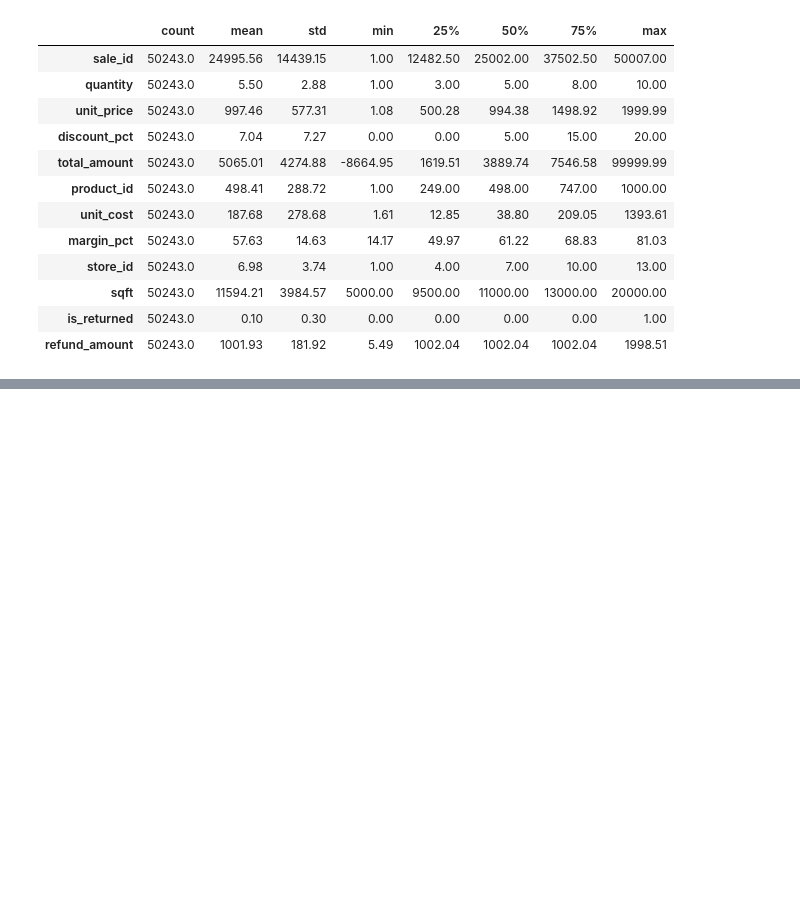
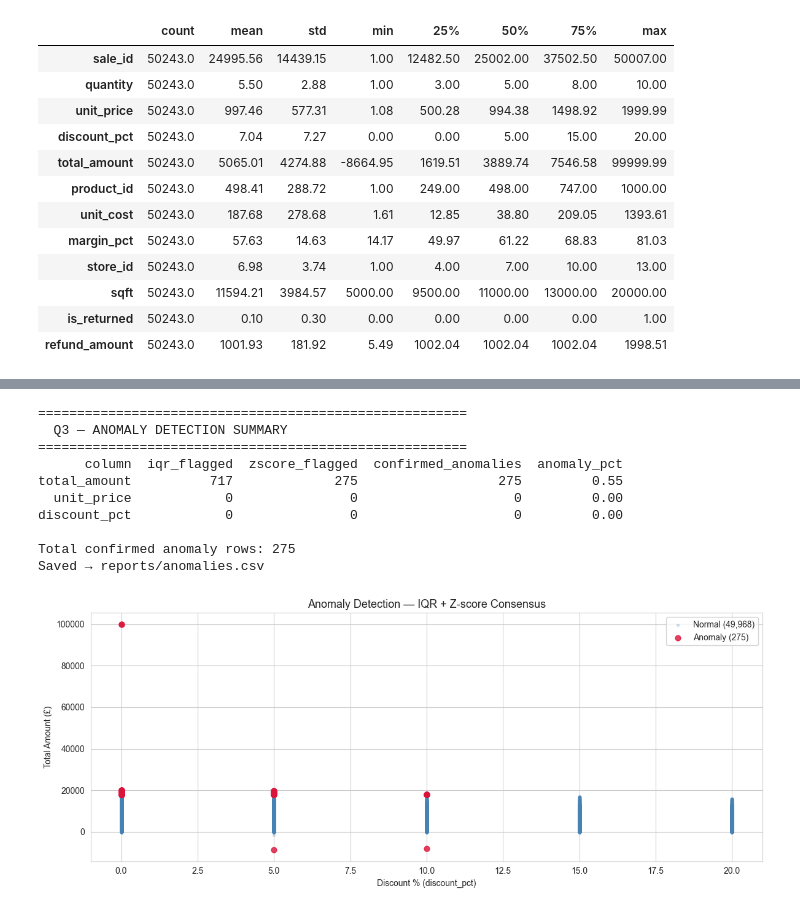
Before and after one commit to samuadesina/eda-exploration, a Jupyter notebook: notebooks/01_eda_exploration.ipynb, the cells around one changed output, grey strips where cells are left out. Cells and saved outputs as stored; diff of their text form; code cells hidden in the pictures; blank space fills up the shorter version.

```diff
--- a/notebooks/01_eda_exploration.ipynb
+++ b/notebooks/01_eda_exploration.ipynb
@@ -389,0 +533,59 @@ Downtown Flagship       Books   4858.709304   5065.468003          -206.76
+# %%
+# ── Cell 8: Q3 — Anomaly Detection ───────────────────────────────────────
+# Which transactions are statistically unusual?
+# IQR + Z-score consensus — flagged by BOTH methods only.
+
+detector = AnomalyDetector(analysis_df)
+detector.run(columns=['total_amount', 'unit_price', 'discount_pct'])
+detector.save_anomalies()
+
+# ── Summary table ─────────────────────────────────────────────────────────
+print('=' * 55)
+print('  Q3 — ANOMALY DETECTION SUMMARY')
+print('=' * 55)
+print(detector.summary().to_string(index=False))
+print(f'\nTotal confirmed anomaly rows: {len(detector.confirmed):,}')
+print(f'Saved → reports/anomalies.csv')
+
+# ── Chart: Anomalies vs Normal transactions ───────────────────────────────
+if len(detector.confirmed) > 0:
+    fig, ax = plt.subplots(figsize=(12, 5))
+
+    # Normal transactions in blue
+    normal = analysis_df[~analysis_df.index.isin(detector.confirmed.index)]
+    ax.scatter(
+        normal['discount_pct'],
+        normal['total_amount'],
+        alpha=0.2,
+        color='steelblue',
+        s=8,
+        label=f'Normal ({len(normal):,})'
+    )
+
+    # Anomalies in red
+    ax.scatter(
+        detector.confirmed['discount_pct'],
+        detector.confirmed['total_amount'],
+        alpha=0.8,
+        color='crimson',
+        s=40,
+        label=f'Anomaly ({len(detector.confirmed):,})',
+        zorder=5
+    )
+
+    ax.set_title('Anomaly Detection — IQR + Z-score Consensus', fontsize=13)
+    ax.set_xlabel('Discount % (discount_pct)')
+    ax.set_ylabel('Total Amount (£)')
+    ax.legend()
+    plt.tight_layout()
+    plt.savefig(REPORTS_DIR / 'q3_anomalies.png', dpi=150, bbox_inches='tight')
+    plt.show()
+    print('Saved → reports/q3_anomalies.png')
+
+    # ── Preview anomaly rows ──────────────────────────────────────────────
+    print('\nSample anomaly transactions:')
+    print(detector.confirmed[['sale_date', 'store_name', 'category',
+                               'total_amount', 'unit_price', 'discount_pct']]
+          .head(10)
+          .to_string(index=False))
+# %% [output]
@@ -389,0 +598,11 @@ Downtown Flagship       Books   4858.709304   5065.468003          -206.76
+=======================================================
+  Q3 — ANOMALY DETECTION SUMMARY
+=======================================================
+      column  iqr_flagged  zscore_flagged  confirmed_anomalies  anomaly_pct
+total_amount          717             275                  275         0.55
+  unit_price            0               0                    0         0.00
+discount_pct            0               0                    0         0.00
+
+Total confirmed anomaly rows: 275
+Saved → reports/anomalies.csv
+[figure, added]
```
Also changed, not shown: parts of 6 cells of this notebook.
